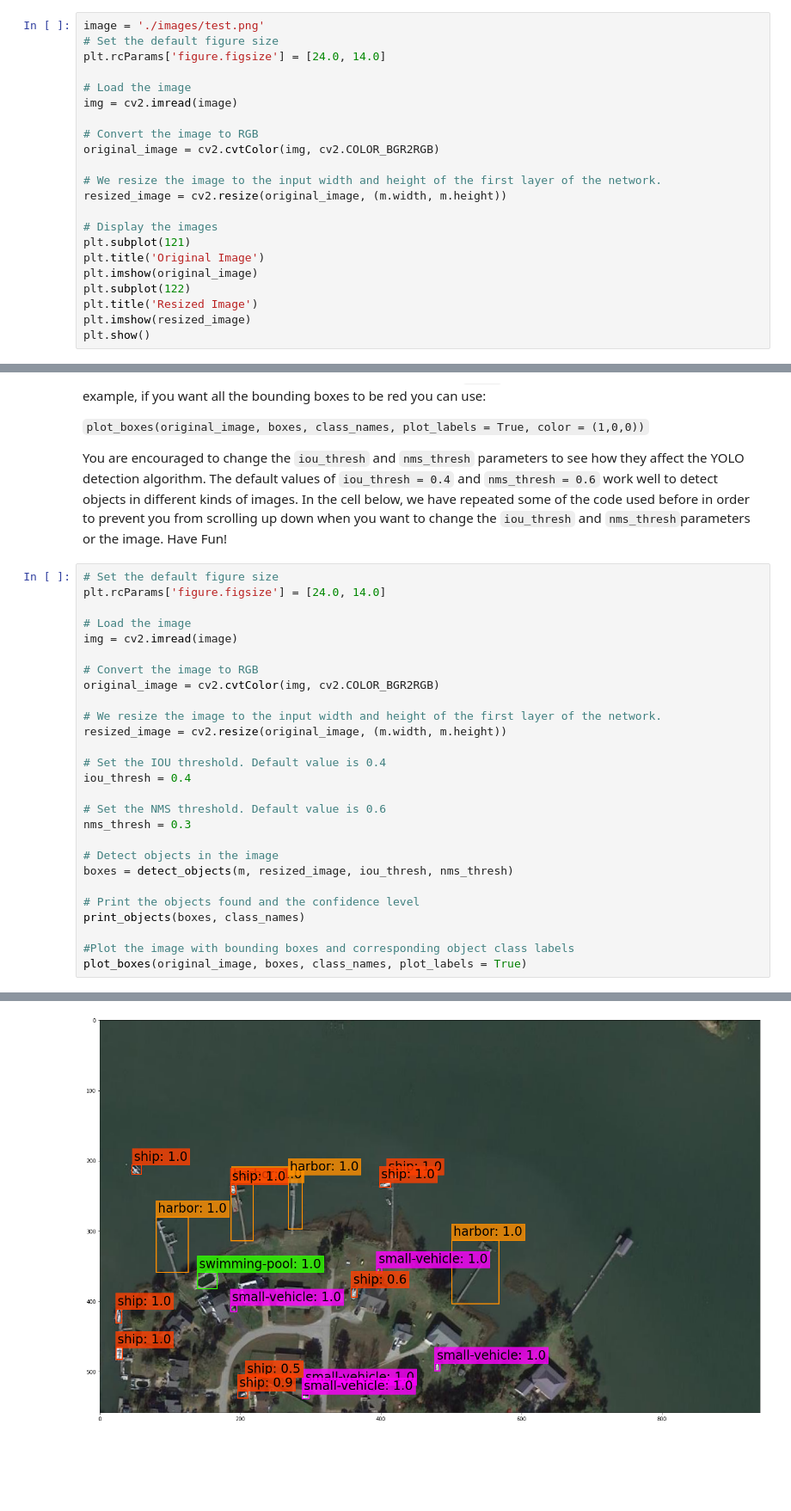
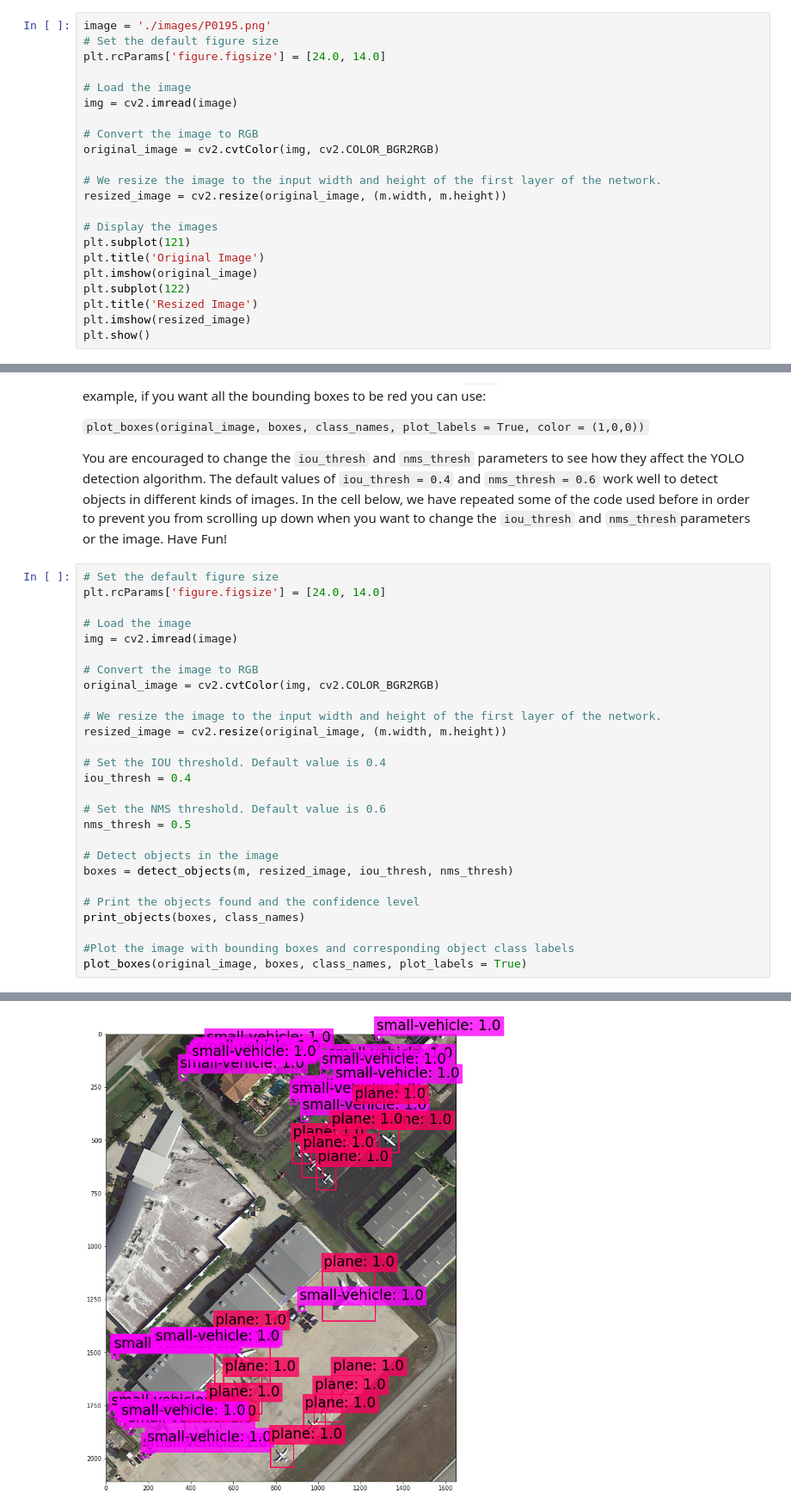
Before and after one commit to dwtrott/dota_yolov3, a Jupyter notebook: yolo_dota.ipynb, the cells around one changed output, grey strips where cells are left out. Shown at 86% size. Drawn from its saved outputs; the diff is of its cells as text; blank space fills up the shorter version.

```diff
--- a/yolo_dota.ipynb
+++ b/yolo_dota.ipynb
@@ -72,7 +72,7 @@ In the code below, we load our images using OpenCV's `cv2.imread()` function. Si
 
 As we can see in the previous cell, the input size of the first layer of the network is 416 x 416 x 3. Since images have different sizes, we have to resize our images to be compatible with the input size of the first layer in the network. In the code below, we resize our images using OpenCV's `cv2.resize()` function. We then plot the original and resized images.
 # %%
-image = './images/test.png'
+image = './images/P0195.png'
 # Set the default figure size
 plt.rcParams['figure.figsize'] = [24.0, 14.0]
 
@@ -142,7 +142,7 @@ resized_image = cv2.resize(original_image, (m.width, m.height))
 iou_thresh = 0.4
 
 # Set the NMS threshold. Default value is 0.6
-nms_thresh = 0.3
+nms_thresh = 0.5
 
 # Detect objects in the image
 boxes = detect_objects(m, resized_image, iou_thresh, nms_thresh)
@@ -173 +173 @@ Objects Found and Confidence Level:
-[figure, old version]
+[figure, new version]
```
Also changed, not shown: parts of 2 cells of this notebook.
